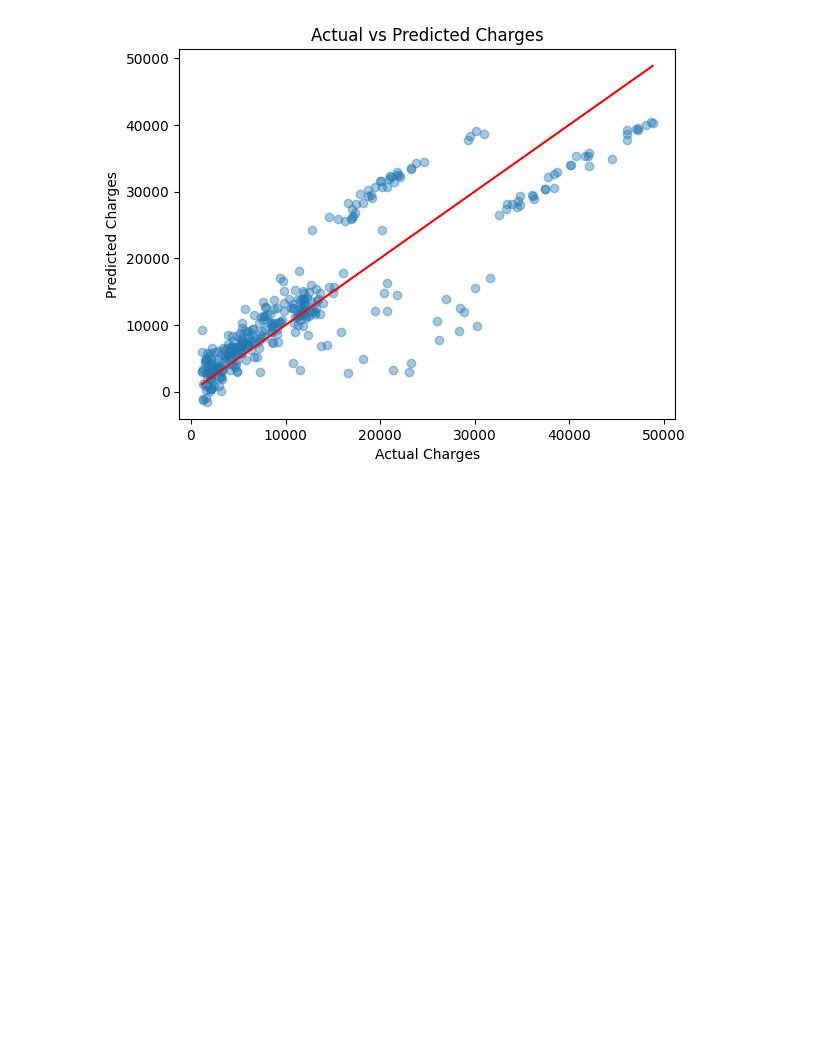
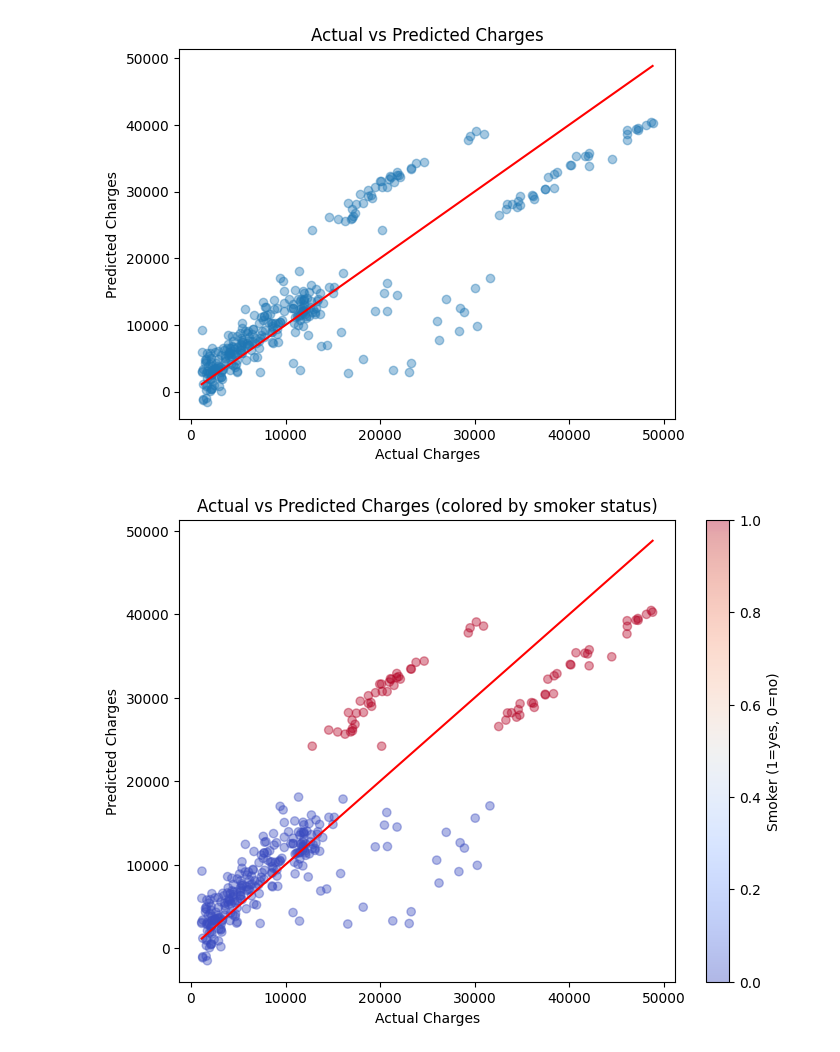
Before and after one commit to alexus-Huang/medical-insurance-regression, a Jupyter notebook: notebooks/insurance_regression.ipynb, the cells around one changed output. Saved outputs shown, nothing was run; the diff lists cells and outputs as text; code cells hidden in the pictures; blank space fills up the shorter version.

```diff
--- a/notebooks/insurance_regression.ipynb
+++ b/notebooks/insurance_regression.ipynb
@@ -234,3 +234,14 @@ plt.plot([valY.min(), valY.max()], [valY.min(), valY.max()], color="red")
 plt.show()
 # %% [output]
 [figure]
+# %%
+plt.figure(figsize=(8, 6))
+plt.scatter(valY,val_preds, alpha=0.4, c=valX["smoker_yes"],cmap="coolwarm")
+plt.xlabel("Actual Charges")
+plt.ylabel("Predicted Charges")
+plt.title("Actual vs Predicted Charges (colored by smoker status)")
+plt.plot([valY.min(), valY.max()], [valY.min(), valY.max()], color="red")
+plt.colorbar(label="Smoker (1=yes, 0=no)")
+plt.show()
+# %% [output]
+[figure, added]
```
Also changed, not shown: parts of 11 cells of this notebook, 1 other file.
